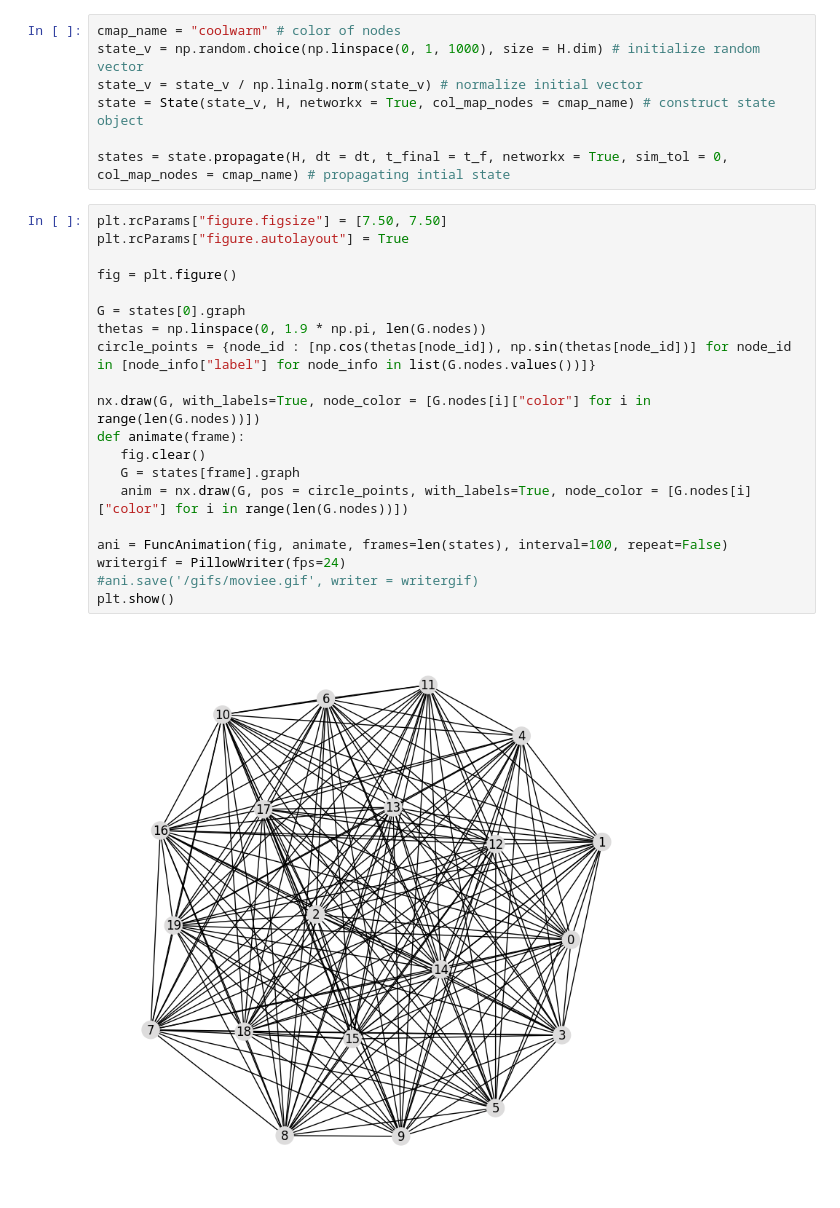
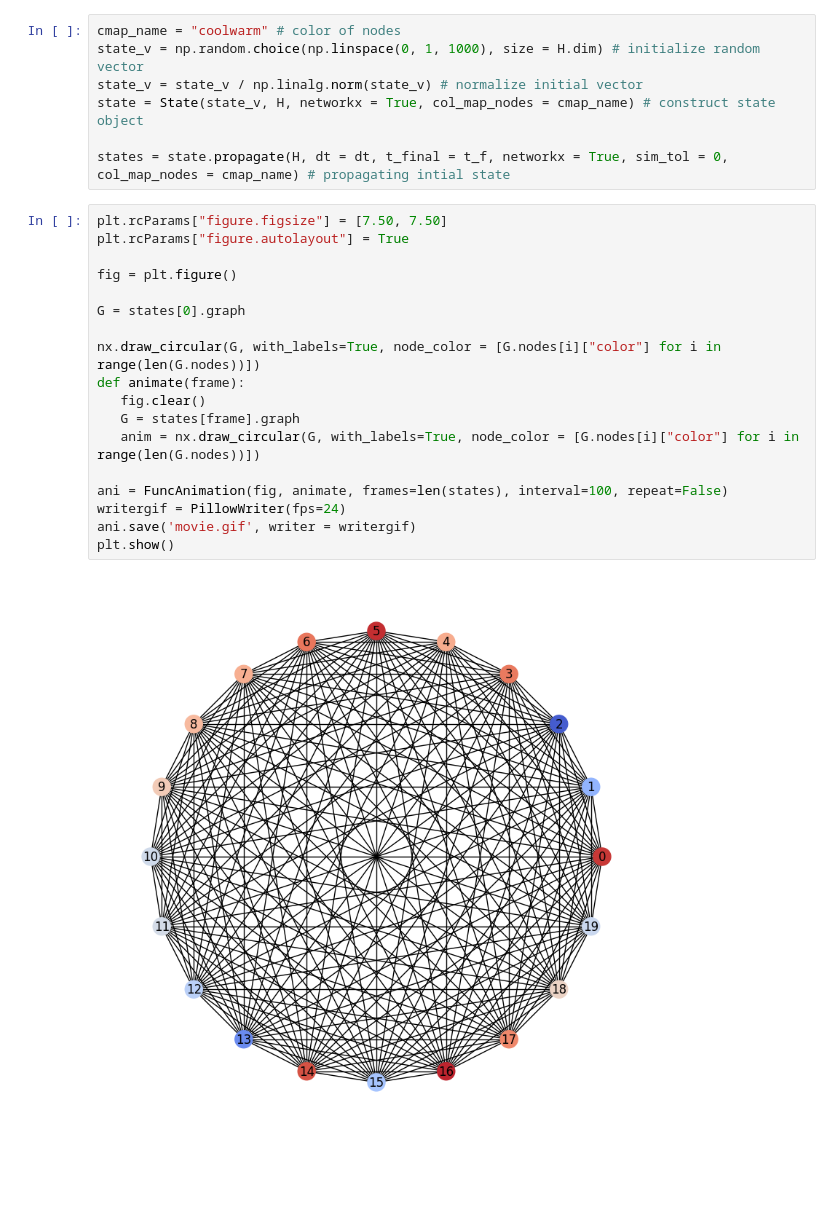
Before and after one commit to OtiDioti/HermitianGraphs, a Jupyter notebook: Example.ipynb, the cells around one changed output. Drawn from its saved outputs; the diff is of its cells as text; blank space fills up the shorter version.

Commit message:
modified circular plotting method

```diff
--- a/Example.ipynb
+++ b/Example.ipynb
@@ -16,22 +16,20 @@ states = state.propagate(H, dt = dt, t_final = t_f, networkx = True, sim_tol = 0
 # %%
 plt.rcParams["figure.figsize"] = [7.50, 7.50]
 plt.rcParams["figure.autolayout"] = True
 
 fig = plt.figure()
 
 G = states[0].graph
-thetas = np.linspace(0, 1.9 * np.pi, len(G.nodes))
-circle_points = {node_id : [np.cos(thetas[node_id]), np.sin(thetas[node_id])] for node_id in [node_info["label"] for node_info in list(G.nodes.values())]}
 
-nx.draw(G, with_labels=True, node_color = [G.nodes[i]["color"] for i in range(len(G.nodes))])
+nx.draw_circular(G, with_labels=True, node_color = [G.nodes[i]["color"] for i in range(len(G.nodes))])
 def animate(frame):
    fig.clear()
    G = states[frame].graph
-   anim = nx.draw(G, pos = circle_points, with_labels=True, node_color = [G.nodes[i]["color"] for i in range(len(G.nodes))])
+   anim = nx.draw_circular(G, with_labels=True, node_color = [G.nodes[i]["color"] for i in range(len(G.nodes))])
 
 ani = FuncAnimation(fig, animate, frames=len(states), interval=100, repeat=False)
 writergif = PillowWriter(fps=24)
-#ani.save('/gifs/moviee.gif', writer = writergif)
+ani.save('movie.gif', writer = writergif)
 plt.show()
 # %% [output]
-[figure, old version]
+[figure, new version]
```
